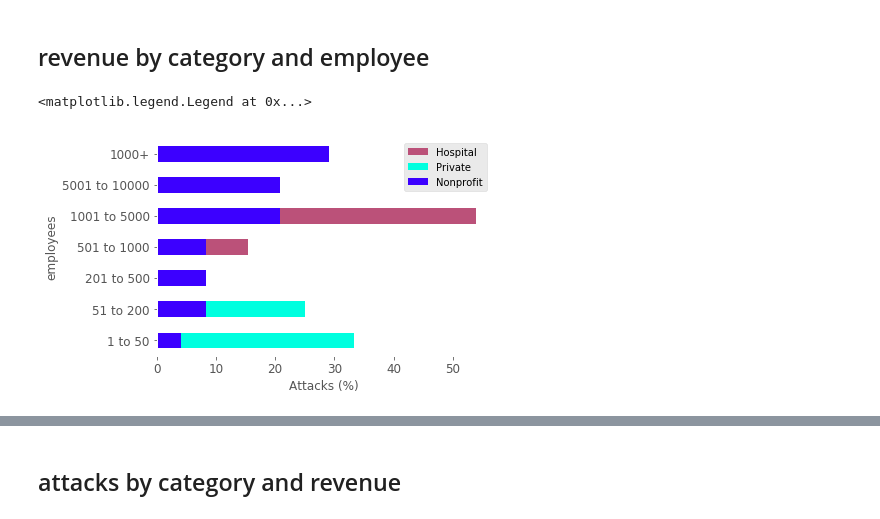
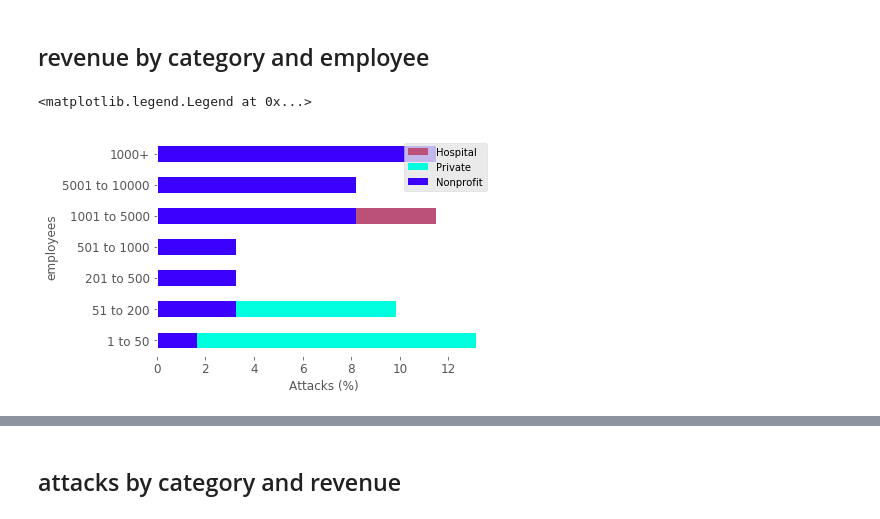
Before and after one commit to MelanieU/cyberattacks_in_healthcare, a Jupyter notebook: Analysis/glassdoor_analysis.ipynb, the cells around one changed output, grey strips where cells are left out. Cells and saved outputs as stored; diff of their text form; code cells hidden in the pictures.

```diff
--- a/Analysis/glassdoor_analysis.ipynb
+++ b/Analysis/glassdoor_analysis.ipynb
@@ -67,30 +56,30 @@ glassdoor
 # %%
 # Attacks by employees in hospitals
 hospitals_grouped = pd.DataFrame({'employees':['1 to 50','51 to 200', '201 to 500','501 to 1000', '1001 to 5000', '5001 to 10000', '1000+'],
                                  'Number Attacks': [0, 2, 0, 2, 7, 2,0]})
-hospitals_grouped['Hospital'] = (hospitals_grouped['Number Attacks']*100)/13
+hospitals_grouped['Hospital'] = (hospitals_grouped['Number Attacks']*100)/61
 
 
 hospitals_grouped.set_index('employees')['Hospital'].plot.barh(color = ['#bb5179'], rot = 0, fontsize=12).set_facecolor('white')
 
 
 # Attacks by employees in privat comp
 privat_grouped = pd.DataFrame({'employees':['1 to 50','51 to 200', '201 to 500','501 to 1000', '1001 to 5000', '5001 to 10000', '1000+'],
                                 'Number Attacks': [8, 6, 2, 2, 4, 2,0]})
-privat_grouped['Private'] = (privat_grouped['Number Attacks']*100)/24
+privat_grouped['Private'] = (privat_grouped['Number Attacks']*100)/61
 
 privat_grouped.set_index('employees')['Private'].plot.barh(color = ['#00ffdf'], rot = 0, fontsize=12).set_facecolor('white')
 
 
 # Attacks by employees in nonprofits
 nonprofits_grouped = pd.DataFrame({'employees':['1 to 50','51 to 200', '201 to 500','501 to 1000', '1001 to 5000', '5001 to 10000', '1000+'],
                                    'Number Attacks': [1, 2, 2, 2, 5, 5,7]})
-nonprofits_grouped['Nonprofit'] = (nonprofits_grouped['Number Attacks']*100)/24
+nonprofits_grouped['Nonprofit'] = (nonprofits_grouped['Number Attacks']*100)/61
 
 nonprofits_grouped.set_index('employees')['Nonprofit'].plot.barh(color = ['#3c00ff'], rot = 0, fontsize=12).set_facecolor('white')
 
 plt.xlabel('Attacks (%)')
 plt.legend(loc='best')
 # %% [output]
 <matplotlib.legend.Legend at 0x...>
-[figure, old version]
+[figure, new version]
```
Also changed, not shown: parts of 6 cells of this notebook, 2 other files.
